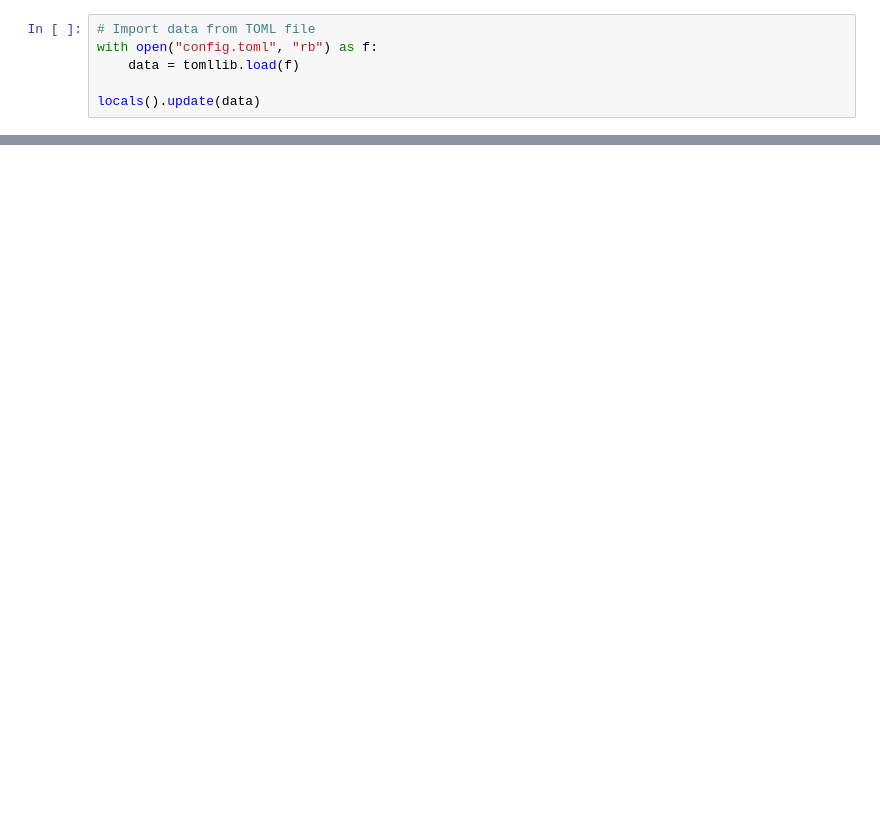
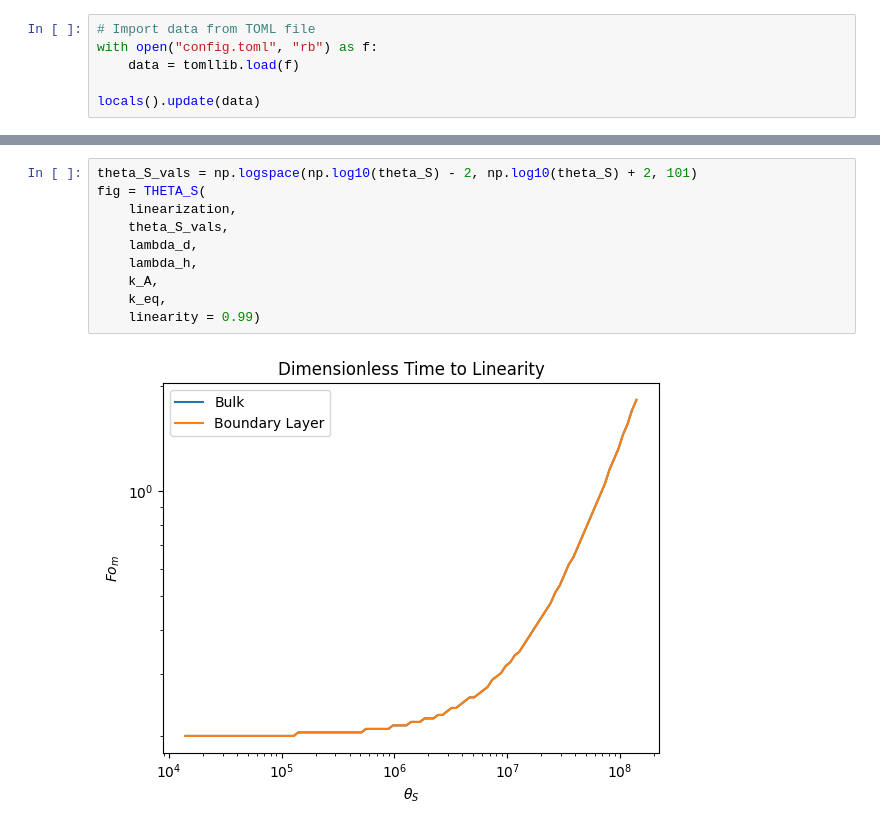
Before and after one commit to t-raymond/Chemotaxis, a Jupyter notebook: Diffusion.ipynb, the cells around one changed output, grey strips where cells are left out. Cells and saved outputs as stored; diff of their text form; blank space fills up the shorter version.

```diff
--- a/Diffusion.ipynb
+++ b/Diffusion.ipynb
@@ -28,0 +101,12 @@ fig = Alpha(linearization, alpha_vals, beta, Keq, linearity = 0.95)
+# %%
+theta_S_vals = np.logspace(np.log10(theta_S) - 2, np.log10(theta_S) + 2, 101)
+fig = THETA_S(
+    linearization,
+    theta_S_vals,
+    lambda_d,
+    lambda_h,
+    k_A,
+    k_eq,
+    linearity = 0.99)
+# %% [output]
+[figure, added]
```
Also changed, not shown: parts of 8 cells of this notebook, 7 other files.
